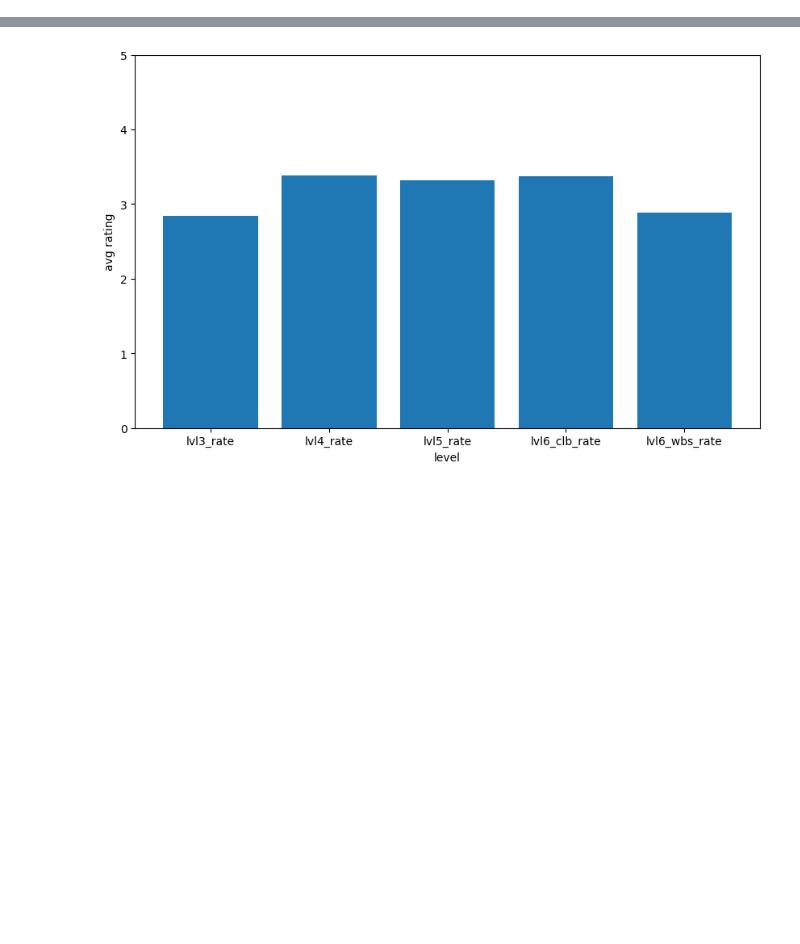
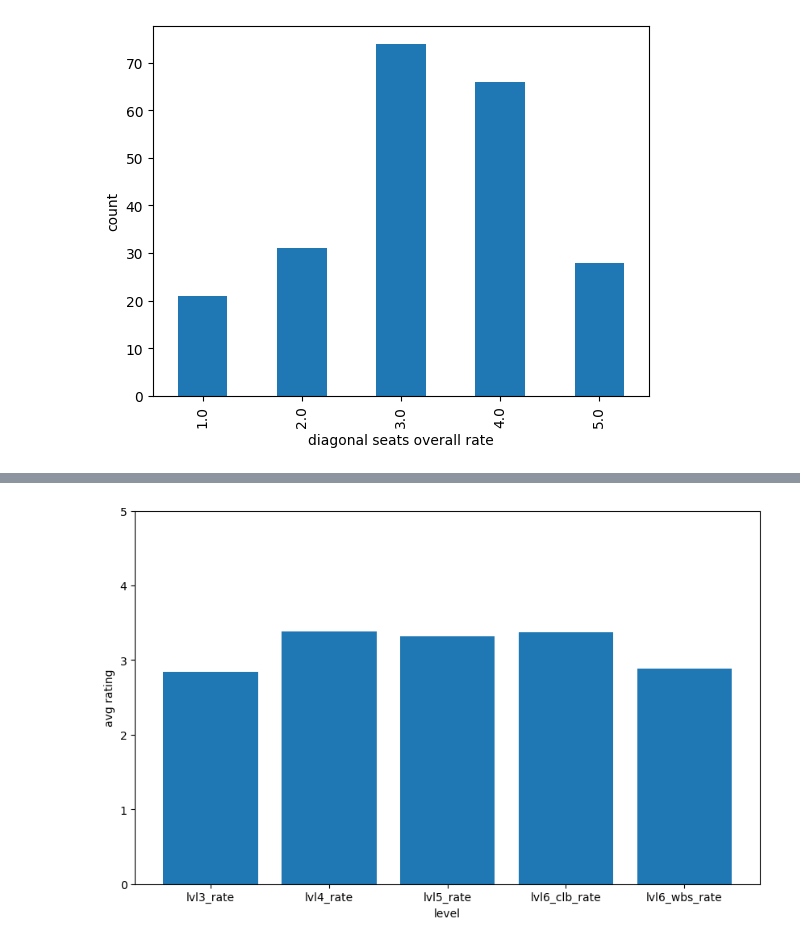
Before and after one commit to chriskbs/DSA3101, a Jupyter notebook: notebooks/survey_trend.ipynb, the cells around one changed output, grey strips where cells are left out. Saved outputs shown, nothing was run; the diff lists cells and outputs as text; code cells hidden in the pictures; blank space fills up the shorter version.

```diff
--- a/notebooks/survey_trend.ipynb
+++ b/notebooks/survey_trend.ipynb
@@ -21,0 +41,9 @@ df.columns = ['Datatime', 'visit_time', 'entry_lvl', 'visit_reason', 'year_of_st
+# %%
+diagonal_counts = df['diagonal_rate'].explode().value_counts().sort_index()
+
+diagonal_counts.plot(kind='bar')
+plt.xlabel('diagonal seats overall rate')
+plt.ylabel('count')
+plt.show()
+# %% [output]
+[figure, added]
```
Also changed, not shown: parts of 23 cells of this notebook, 4 other files.
